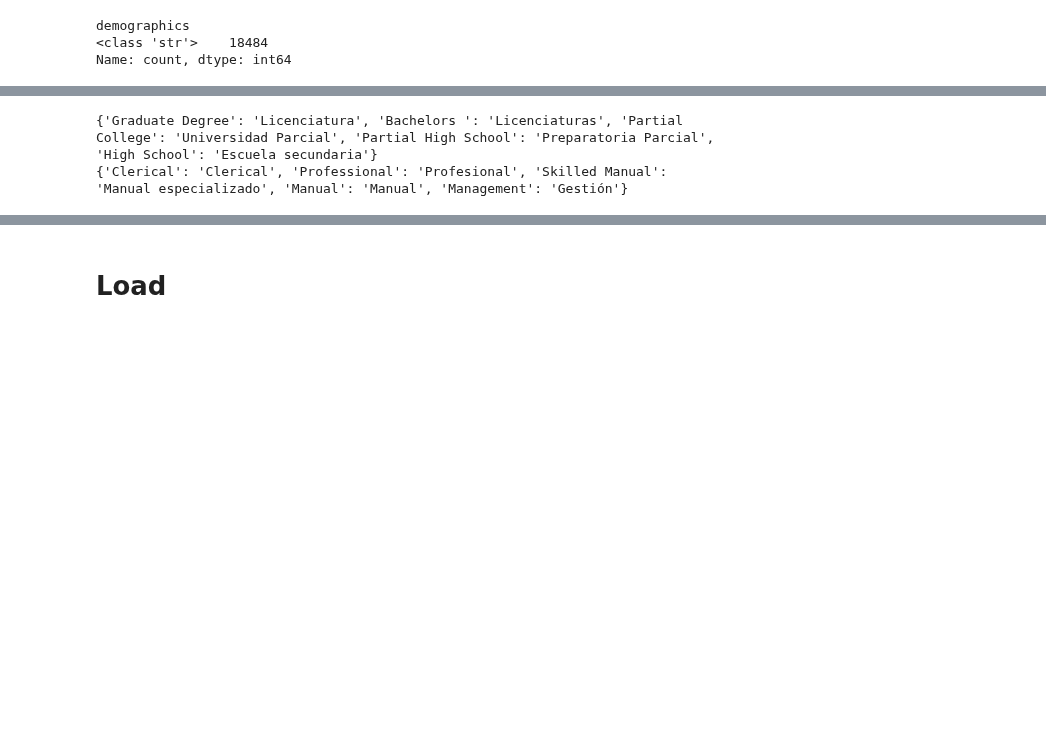
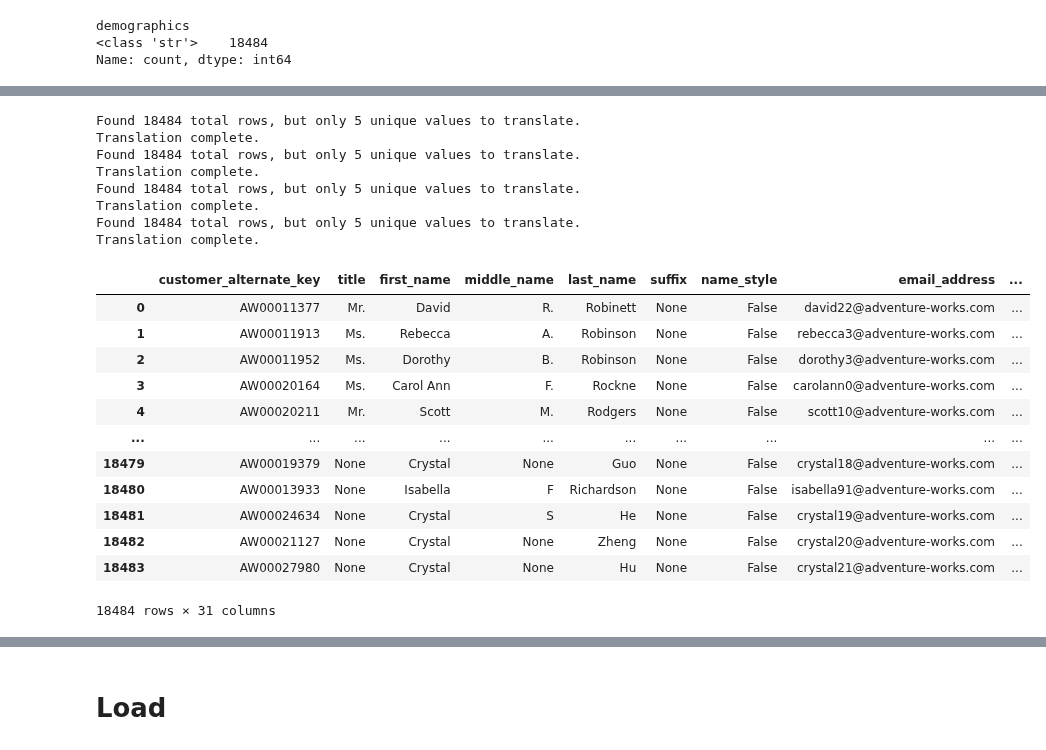
Before and after one commit to andresmg42/AdventureWorks2022ETL, a Jupyter notebook: notebooks/etl_customer_dim.ipynb, the cells around one changed output, grey strips where cells are left out. Drawn from its saved outputs; the diff is of its cells as text; code cells hidden in the pictures; blank space fills up the shorter version.

```diff
--- a/notebooks/etl_customer_dim.ipynb
+++ b/notebooks/etl_customer_dim.ipynb
@@ -28,6 +12,8 @@ Tables de datos en la dw (debe estar vacia al iniciar la conexión
 # %% [markdown]
 # Data exploration
 # %%
+pd.set_option('display.max_columns', None)
+
 # Lista de tablas que queremos inspeccionar
 candidate_tables = [
     ('person', 'person'),
@@ -117,9 +101,9 @@ SELECT
     p.name_style,
     p.demographics,
     e.email_address,
-    rp.phone_number,
-    a.address_line_1,
-    a.address_line_2,
+    rp.phone_number AS phone,
+    a.address_line_1 AS address_line1,
+    a.address_line_2 AS address_line2,
 
     a.city,
     a.postal_code,
@@ -149,7 +133,7 @@ WHERE
     at.name = 'Home';
 """)
 
-df_ctm = pd.read_sql(query_dimension, co_sa)
+df_ctm = pd.read_sql(query_dimension, co_oltp)
 # %%
 print(df_ctm.columns)
 print(df_ctm.shape)
@@ -243,9 +226,31 @@ Columnas con valores nulos
 # %%
-spanish_education_dict = to_spanish(df_ctm, 'education')
-spanish_occupations_dict = to_spanish(df_ctm, 'occupation')
+df_ctm.rename(columns={'occupation':'english_occupation','education':'english_education'},inplace=True)
 
-print(spanish_education_dict)
-print(spanish_occupations_dict)
+df_ctm=convert_language('en','fr','english_education','french_education',df_ctm)
+df_ctm=convert_language('en','es','english_education','spanish_education',df_ctm)
+df_ctm=convert_language('en','es','english_occupation','spanish_occupation',df_ctm)
+df_ctm=convert_language('en','fr','english_occupation','french_occupation',df_ctm)
+
+df_ctm
 # %% [output]
-{'Graduate Degree': 'Licenciatura', 'Bachelors ': 'Licenciaturas', 'Partial College': 'Universidad Parcial', 'Partial High School': 'Preparatoria Parcial', 'High School': 'Escuela secundaria'}
-{'Clerical': 'Clerical', 'Professional': 'Profesional', 'Skilled Manual': 'Manual especializado', 'Manual': 'Manual', 'Management': 'Gestión'}
+Found 18484 total rows, but only 5 unique values to translate.
+Translation complete.
+Found 18484 total rows, but only 5 unique values to translate.
+Translation complete.
+Found 18484 total rows, but only 5 unique values to translate.
+Translation complete.
+Found 18484 total rows, but only 5 unique values to translate.
+Translation complete.
+|  | customer_alternate_key | title | first_name | middle_name | last_name | suffix | name_style | email_address | ... |
+| 0 | AW00011377 | Mr. | David | R. | Robinett | None | False | david22@adventure-works.com | ... |
+| 1 | AW00011913 | Ms. | Rebecca | A. | Robinson | None | False | rebecca3@adventure-works.com | ... |
+| 2 | AW00011952 | Ms. | Dorothy | B. | Robinson | None | False | dorothy3@adventure-works.com | ... |
+| 3 | AW00020164 | Ms. | Carol Ann | F. | Rockne | None | False | carolann0@adventure-works.com | ... |
+| 4 | AW00020211 | Mr. | Scott | M. | Rodgers | None | False | scott10@adventure-works.com | ... |
+| ... | ... | ... | ... | ... | ... | ... | ... | ... | ... |
+| 18479 | AW00019379 | None | Crystal | None | Guo | None | False | crystal18@adventure-works.com | ... |
+| 18480 | AW00013933 | None | Isabella | F | Richardson | None | False | isabella91@adventure-works.com | ... |
+| 18481 | AW00024634 | None | Crystal | S | He | None | False | crystal19@adventure-works.com | ... |
+| 18482 | AW00021127 | None | Crystal | None | Zheng | None | False | crystal20@adventure-works.com | ... |
+| 18483 | AW00027980 | None | Crystal | None | Hu | None | False | crystal21@adventure-works.com | ... |
+18484 rows × 31 columns
```
Also changed, not shown: parts of 16 cells of this notebook, 5 other files.
